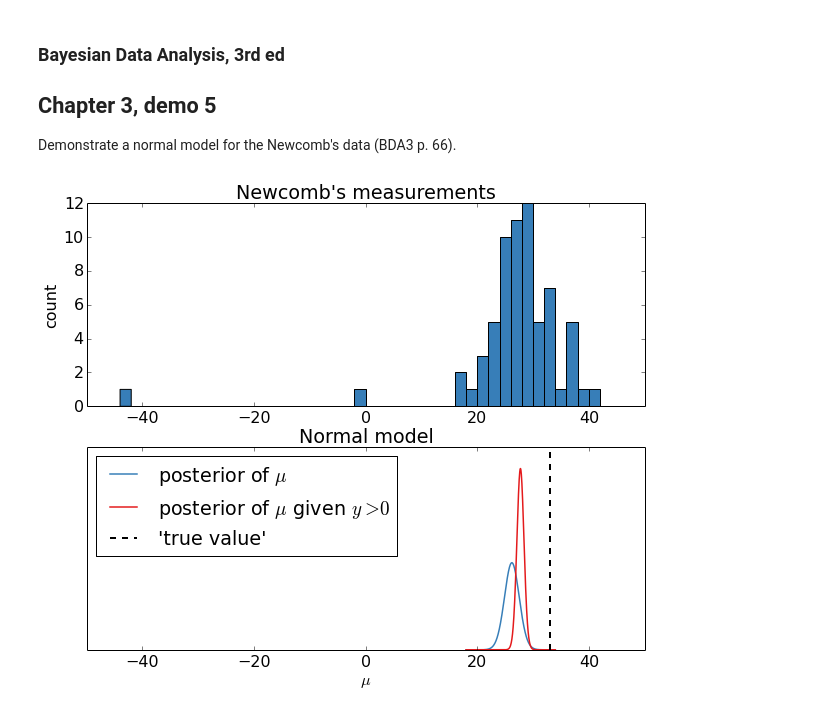
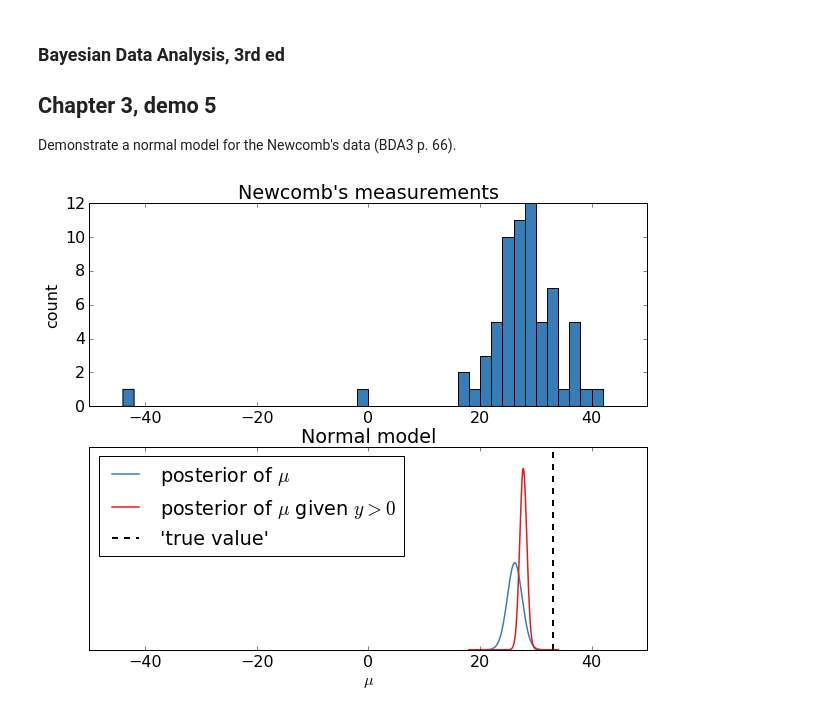
Before and after one commit to avehtari/BDA_py_demos, a Jupyter notebook: demos_ch3/demo3_5.ipynb, the cells around one changed output. Cells and saved outputs as stored; diff of their text form; code cells hidden in the pictures.

Commit message:
fixed legend for demo3_5

```diff
--- a/demos_ch3/demo3_5.ipynb
+++ b/demos_ch3/demo3_5.ipynb
@@ -15,8 +15,9 @@ import matplotlib.pyplot as plt
 plt.rc('figure', figsize=(8,6))
 plt.rc('font', size=16)
 plt.rc('lines', color='#377eb8', linewidth=2)
-plt.rc('axes', color_cycle=('#377eb8','#e41a1c','#4daf4a',
-                            '#984ea3','#ff7f00','#ffff33'))
+plt.rc('axes', prop_cycle=plt.cycler(
+        color=['#377eb8','#e41a1c','#4daf4a',
+               '#984ea3','#ff7f00','#ffff33']))
 # %%
 # data
 data_path = '../utilities_and_data/light.txt'
@@ -50,30 +51,27 @@ pm_mu_pos = (
 # %%
 # ====== Plotting
 
 # create figure
 fig, axes = plt.subplots(2, 1, sharex=True, figsize=(10,8))
 
 # plot histogram
 axes[0].hist(y, np.arange(-44,43,2))
 # decorate
 axes[0].set_title('Newcomb\'s measurements')
 axes[0].set_ylabel('count')
 plt.setp(axes[0].get_xticklabels(), visible=True)
 
 # plot the posterior of mu
 axes[1].plot(t1, pm_mu, linewidth=1.5)
 # plot the posterior of mu in the filtered case
 axes[1].plot(t1, pm_mu_pos, linewidth=1.5)
 # Plot the currently accepted true value
 axes[1].axvline(33, color='k', linestyle='--')
-axes[1].legend(
-    ('posterior of $\mu$',
-     'posterior of $\mu$ given $y > 0$',
-     '\'true value\''),
-     'upper left'
-)
+axes[1].legend(['posterior of $\mu$',
+                'posterior of $\mu$ given $y > 0$',
+                '\'true value\''], loc='upper left')
 axes[1].set_title('Normal model')
 axes[1].set_xlabel('$\mu$')
 axes[1].set_yticks(());
 # %% [output]
-[figure, old version]
+[figure, new version]
```
Also changed, not shown: 1 other file.
